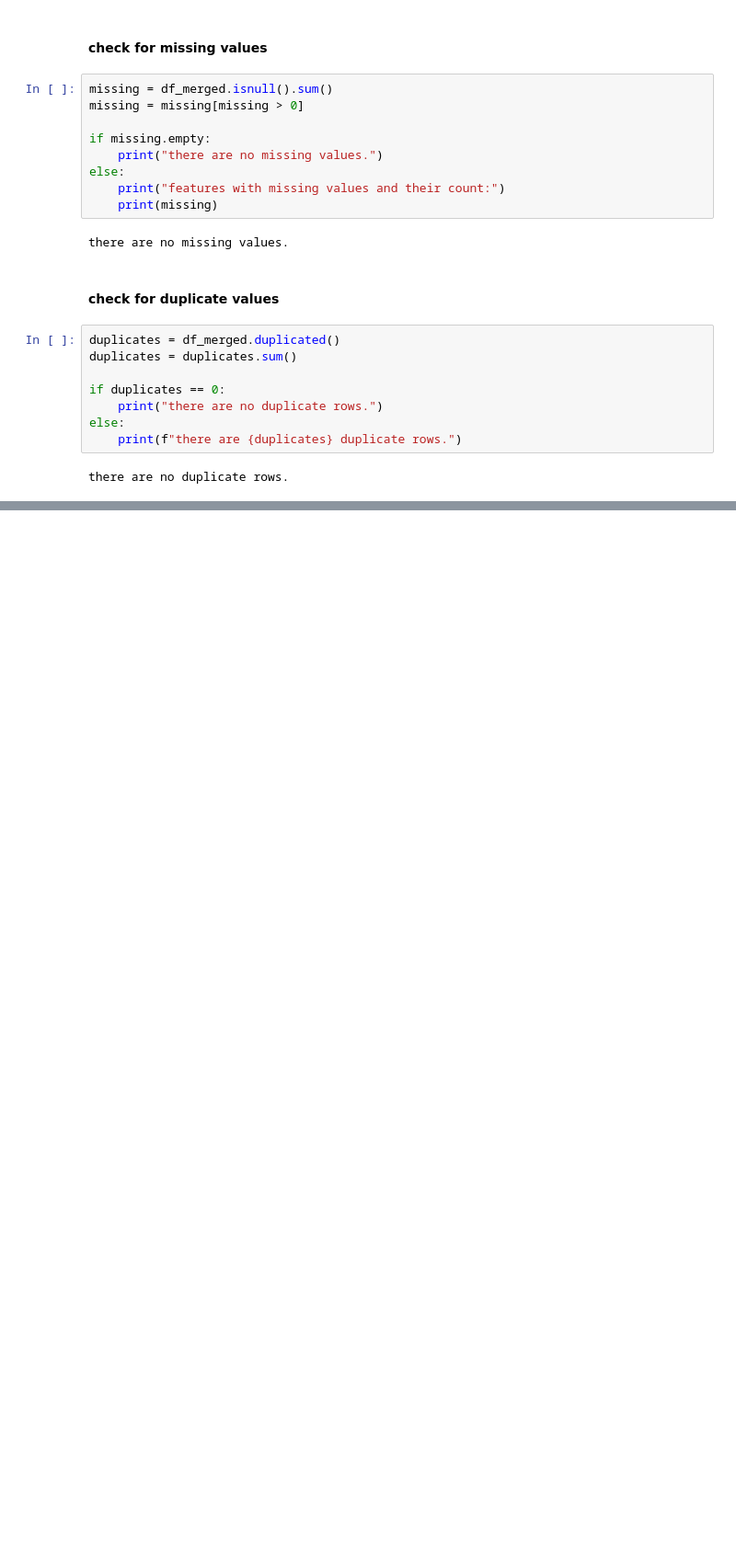
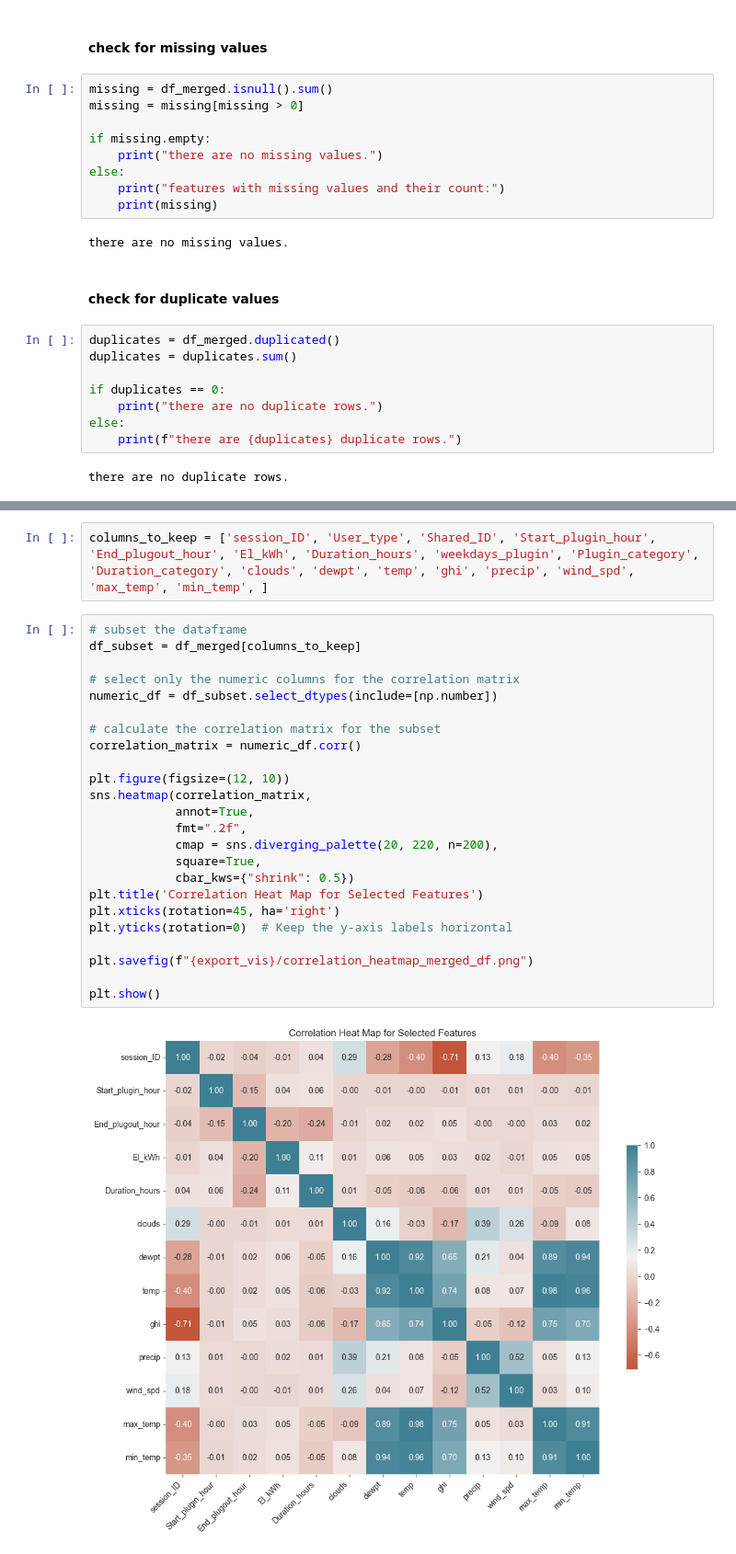
Before and after one commit to paperscissoroxie/evcharging, a Jupyter notebook: weatheronevcharging.ipynb, the cells around one changed output, grey strips where cells are left out. Shown at 92% size. Drawn from its saved outputs; the diff is of its cells as text; blank space fills up the shorter version.

Commit message:
created scatterplots and other eda

```diff
--- a/weatheronevcharging.ipynb
+++ b/weatheronevcharging.ipynb
@@ -1007,0 +1080,28 @@ there are no duplicate rows.
+# %%
+columns_to_keep = ['session_ID', 'User_type', 'Shared_ID', 'Start_plugin_hour', 'End_plugout_hour', 'El_kWh', 'Duration_hours', 'weekdays_plugin', 'Plugin_category', 'Duration_category', 'clouds', 'dewpt', 'temp', 'ghi', 'precip', 'wind_spd', 'max_temp', 'min_temp', ]
+# %%
+# subset the dataframe
+df_subset = df_merged[columns_to_keep]
+
+# select only the numeric columns for the correlation matrix
+numeric_df = df_subset.select_dtypes(include=[np.number])
+
+# calculate the correlation matrix for the subset
+correlation_matrix = numeric_df.corr()
+
+plt.figure(figsize=(12, 10))
+sns.heatmap(correlation_matrix,
+            annot=True,
+            fmt=".2f",
+            cmap = sns.diverging_palette(20, 220, n=200),
+            square=True,
+            cbar_kws={"shrink": 0.5})
+plt.title('Correlation Heat Map for Selected Features')
+plt.xticks(rotation=45, ha='right')
+plt.yticks(rotation=0)  # Keep the y-axis labels horizontal
+
+plt.savefig(f"{export_vis}/correlation_heatmap_merged_df.png")
+
+plt.show()
+# %% [output]
+[figure, added]
```
Also changed, not shown: parts of 18 cells of this notebook.
